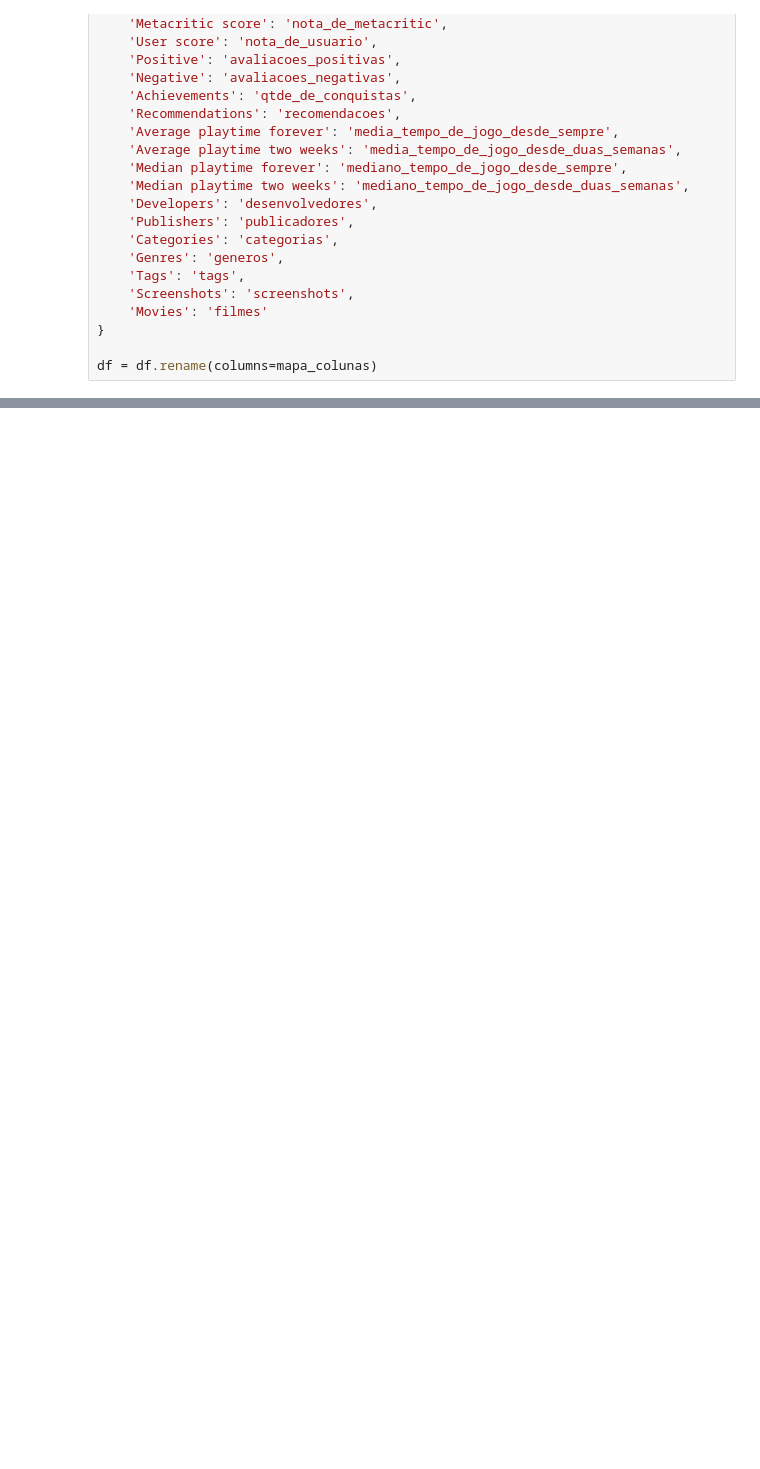
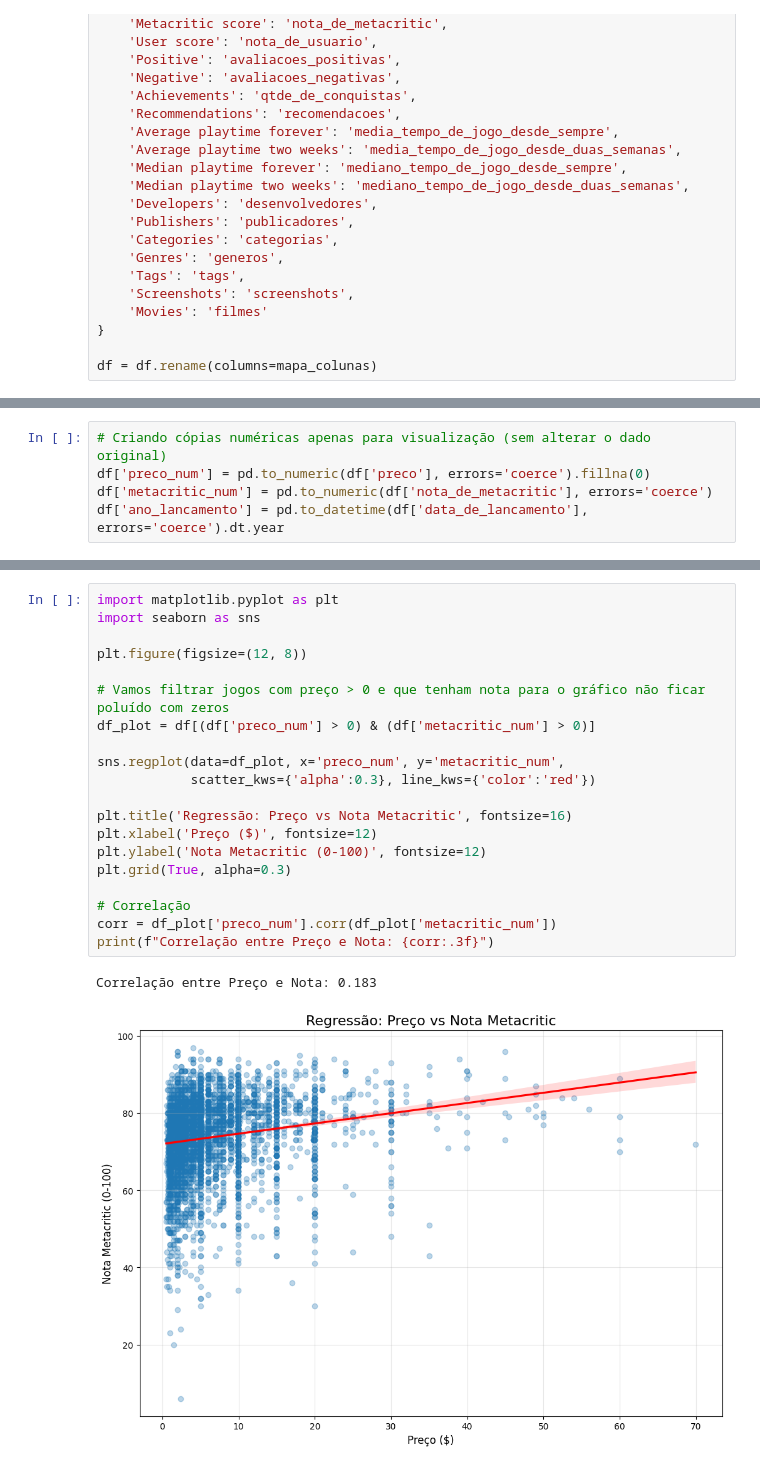
Before and after one commit to Raphides/Steam-BI, a Jupyter notebook: data_layer/raw/analytics.ipynb, the cells around one changed output, grey strips where cells are left out. Cells and saved outputs as stored; diff of their text form; blank space fills up the shorter version.

Commit message:
Ajustes no analytics criando os gráficos

```diff
--- a/data_layer/raw/analytics.ipynb
+++ b/data_layer/raw/analytics.ipynb
@@ -164,0 +172,5 @@ Número de preços menores que 0: 0
+# %%
+# Criando cópias numéricas apenas para visualização (sem alterar o dado original)
+df['preco_num'] = pd.to_numeric(df['preco'], errors='coerce').fillna(0)
+df['metacritic_num'] = pd.to_numeric(df['nota_de_metacritic'], errors='coerce')
+df['ano_lancamento'] = pd.to_datetime(df['data_de_lancamento'], errors='coerce').dt.year
@@ -164,0 +182,23 @@ Número de preços menores que 0: 0
+# %%
+import matplotlib.pyplot as plt
+import seaborn as sns
+
+plt.figure(figsize=(12, 8))
+
+# Vamos filtrar jogos com preço > 0 e que tenham nota para o gráfico não ficar poluído com zeros
+df_plot = df[(df['preco_num'] > 0) & (df['metacritic_num'] > 0)]
+
+sns.regplot(data=df_plot, x='preco_num', y='metacritic_num',
+            scatter_kws={'alpha':0.3}, line_kws={'color':'red'})
+
+plt.title('Regressão: Preço vs Nota Metacritic', fontsize=16)
+plt.xlabel('Preço ($)', fontsize=12)
+plt.ylabel('Nota Metacritic (0-100)', fontsize=12)
+plt.grid(True, alpha=0.3)
+
+# Correlação
+corr = df_plot['preco_num'].corr(df_plot['metacritic_num'])
+print(f"Correlação entre Preço e Nota: {corr:.3f}")
+# %% [output]
+Correlação entre Preço e Nota: 0.183
+[figure, added]
```
Also changed, not shown: parts of 13 cells of this notebook, 1 other file.
